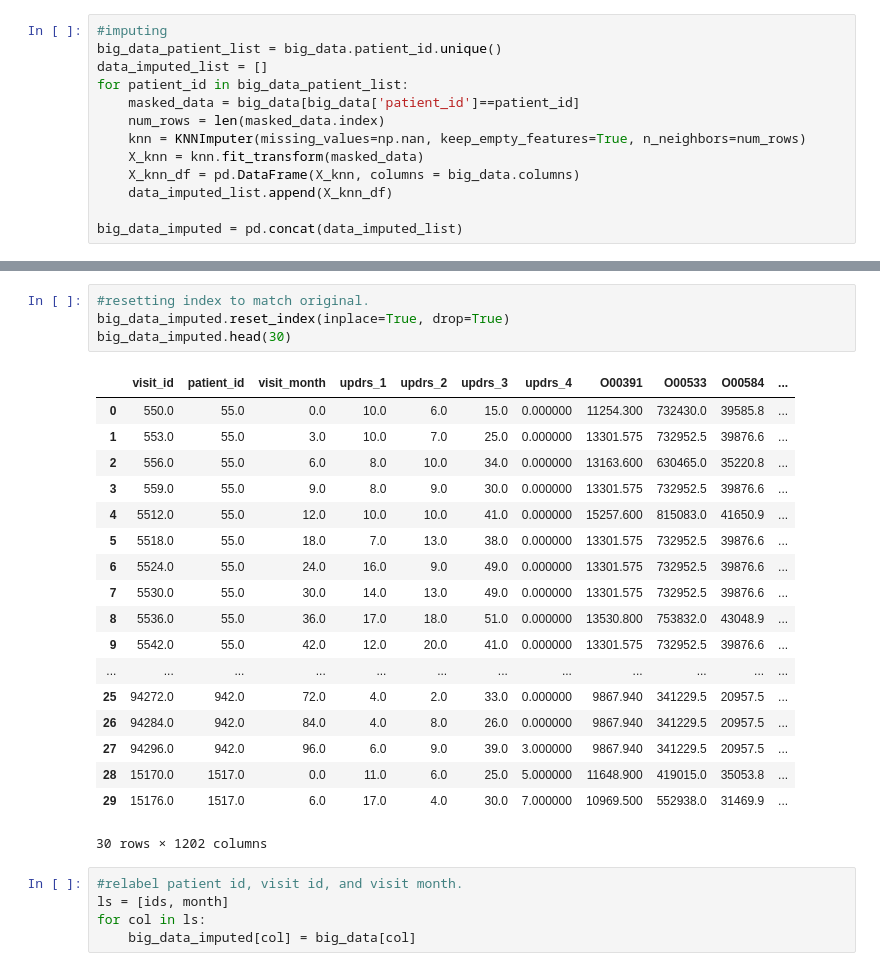
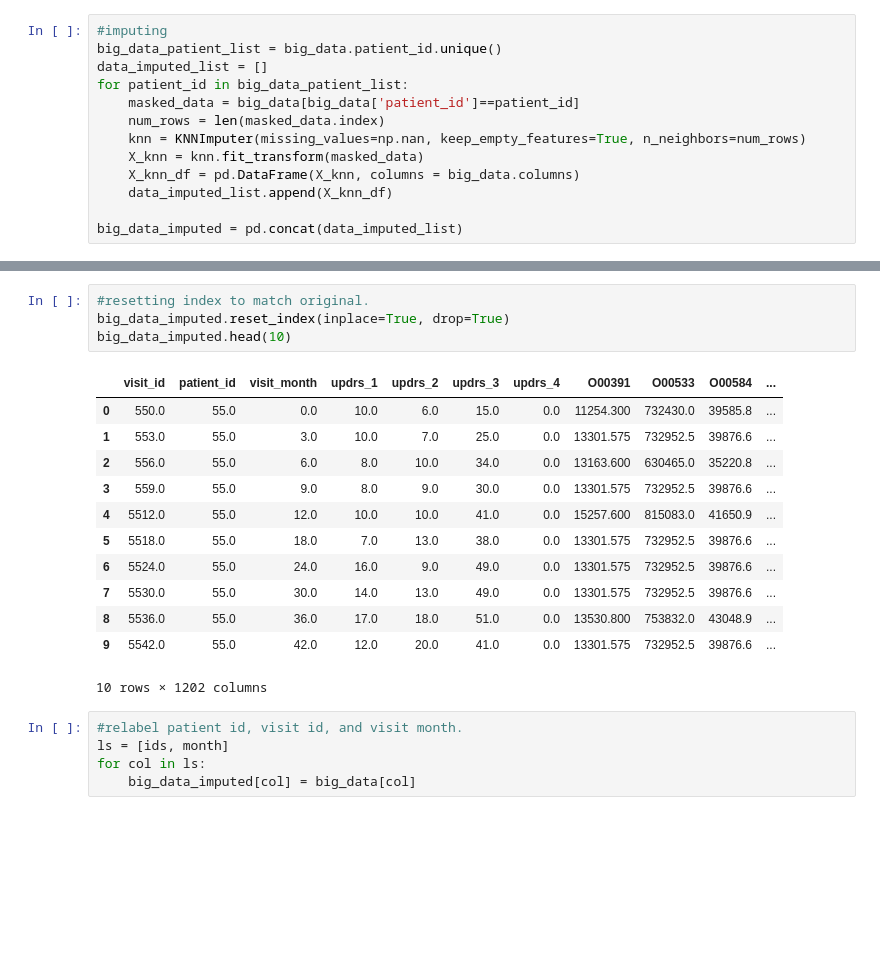
Before and after one commit to fan-yang-md/parkinsons_disease_progression_prediction, a Jupyter notebook: initial_model_selection.ipynb, the cells around one changed output, grey strips where cells are left out. Cells and saved outputs as stored; diff of their text form; blank space fills up the shorter version.

```diff
--- a/initial_model_selection.ipynb
+++ b/initial_model_selection.ipynb
@@ -664,26 +658,20 @@ big_data_imputed.head(30)
 # %%
 #resetting index to match original.
 big_data_imputed.reset_index(inplace=True, drop=True)
-big_data_imputed.head(30)
+big_data_imputed.head(10)
 # %% [output]
 |  | visit_id | patient_id | visit_month | updrs_1 | updrs_2 | updrs_3 | updrs_4 | O00391 | O00533 | O00584 | ... |
-| 0 | 550.0 | 55.0 | 0.0 | 10.0 | 6.0 | 15.0 | 0.000000 | 11254.300 | 732430.0 | 39585.8 | ... |
-| 1 | 553.0 | 55.0 | 3.0 | 10.0 | 7.0 | 25.0 | 0.000000 | 13301.575 | 732952.5 | 39876.6 | ... |
-| 2 | 556.0 | 55.0 | 6.0 | 8.0 | 10.0 | 34.0 | 0.000000 | 13163.600 | 630465.0 | 35220.8 | ... |
-| 3 | 559.0 | 55.0 | 9.0 | 8.0 | 9.0 | 30.0 | 0.000000 | 13301.575 | 732952.5 | 39876.6 | ... |
-| 4 | 5512.0 | 55.0 | 12.0 | 10.0 | 10.0 | 41.0 | 0.000000 | 15257.600 | 815083.0 | 41650.9 | ... |
-| 5 | 5518.0 | 55.0 | 18.0 | 7.0 | 13.0 | 38.0 | 0.000000 | 13301.575 | 732952.5 | 39876.6 | ... |
-| 6 | 5524.0 | 55.0 | 24.0 | 16.0 | 9.0 | 49.0 | 0.000000 | 13301.575 | 732952.5 | 39876.6 | ... |
-| 7 | 5530.0 | 55.0 | 30.0 | 14.0 | 13.0 | 49.0 | 0.000000 | 13301.575 | 732952.5 | 39876.6 | ... |
-| 8 | 5536.0 | 55.0 | 36.0 | 17.0 | 18.0 | 51.0 | 0.000000 | 13530.800 | 753832.0 | 43048.9 | ... |
-| 9 | 5542.0 | 55.0 | 42.0 | 12.0 | 20.0 | 41.0 | 0.000000 | 13301.575 | 732952.5 | 39876.6 | ... |
-| ... | ... | ... | ... | ... | ... | ... | ... | ... | ... | ... | ... |
-| 25 | 94272.0 | 942.0 | 72.0 | 4.0 | 2.0 | 33.0 | 0.000000 | 9867.940 | 341229.5 | 20957.5 | ... |
-| 26 | 94284.0 | 942.0 | 84.0 | 4.0 | 8.0 | 26.0 | 0.000000 | 9867.940 | 341229.5 | 20957.5 | ... |
-| 27 | 94296.0 | 942.0 | 96.0 | 6.0 | 9.0 | 39.0 | 3.000000 | 9867.940 | 341229.5 | 20957.5 | ... |
-| 28 | 15170.0 | 1517.0 | 0.0 | 11.0 | 6.0 | 25.0 | 5.000000 | 11648.900 | 419015.0 | 35053.8 | ... |
-| 29 | 15176.0 | 1517.0 | 6.0 | 17.0 | 4.0 | 30.0 | 7.000000 | 10969.500 | 552938.0 | 31469.9 | ... |
+| 0 | 550.0 | 55.0 | 0.0 | 10.0 | 6.0 | 15.0 | 0.0 | 11254.300 | 732430.0 | 39585.8 | ... |
+| 1 | 553.0 | 55.0 | 3.0 | 10.0 | 7.0 | 25.0 | 0.0 | 13301.575 | 732952.5 | 39876.6 | ... |
+| 2 | 556.0 | 55.0 | 6.0 | 8.0 | 10.0 | 34.0 | 0.0 | 13163.600 | 630465.0 | 35220.8 | ... |
+| 3 | 559.0 | 55.0 | 9.0 | 8.0 | 9.0 | 30.0 | 0.0 | 13301.575 | 732952.5 | 39876.6 | ... |
+| 4 | 5512.0 | 55.0 | 12.0 | 10.0 | 10.0 | 41.0 | 0.0 | 15257.600 | 815083.0 | 41650.9 | ... |
+| 5 | 5518.0 | 55.0 | 18.0 | 7.0 | 13.0 | 38.0 | 0.0 | 13301.575 | 732952.5 | 39876.6 | ... |
+| 6 | 5524.0 | 55.0 | 24.0 | 16.0 | 9.0 | 49.0 | 0.0 | 13301.575 | 732952.5 | 39876.6 | ... |
+| 7 | 5530.0 | 55.0 | 30.0 | 14.0 | 13.0 | 49.0 | 0.0 | 13301.575 | 732952.5 | 39876.6 | ... |
+| 8 | 5536.0 | 55.0 | 36.0 | 17.0 | 18.0 | 51.0 | 0.0 | 13530.800 | 753832.0 | 43048.9 | ... |
+| 9 | 5542.0 | 55.0 | 42.0 | 12.0 | 20.0 | 41.0 | 0.0 | 13301.575 | 732952.5 | 39876.6 | ... |
-30 rows × 1202 columns
+10 rows × 1202 columns
 # %%
 #relabel patient id, visit id, and visit month.
 ls = [ids, month]
```
Also changed, not shown: parts of 43 cells of this notebook.
